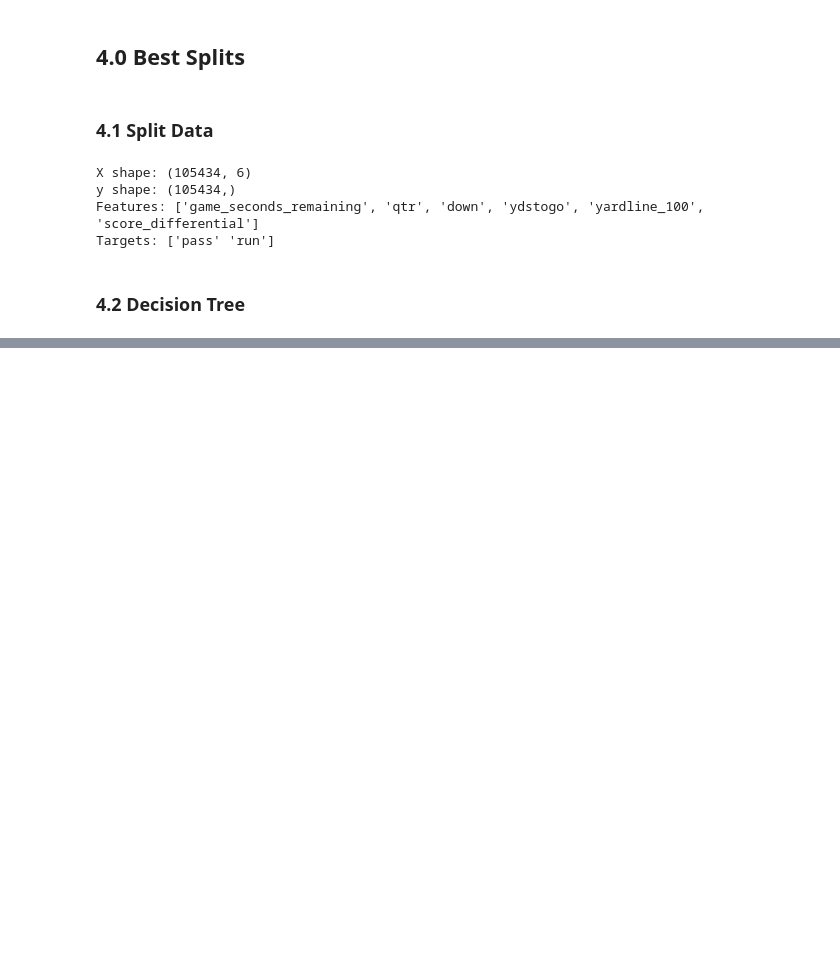
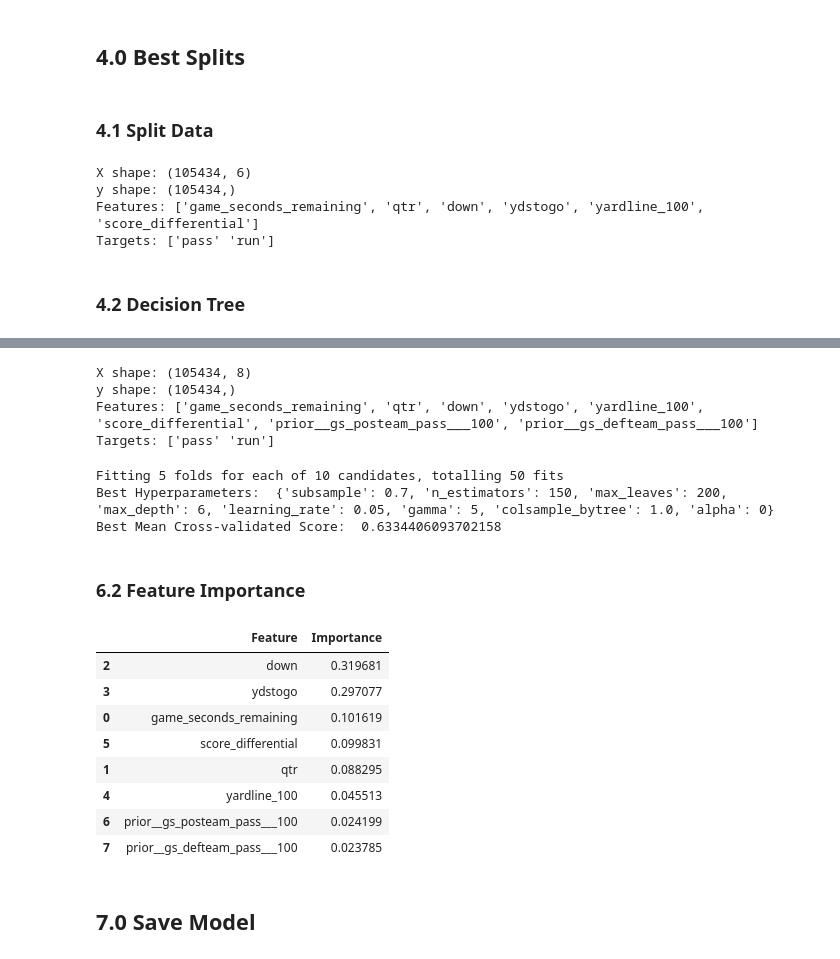
Before and after one commit to tylerengland25/NFL, a Jupyter notebook: notebooks/pass_rush/eda.ipynb, the cells around one changed output, grey strips where cells are left out. Saved outputs shown, nothing was run; the diff lists cells and outputs as text; code cells hidden in the pictures; blank space fills up the shorter version.

```diff
--- a/notebooks/pass_rush/eda.ipynb
+++ b/notebooks/pass_rush/eda.ipynb
@@ -239,0 +269,80 @@ plt.show()
+# %%
+# Apply embeddings for probabilities
+df['gs_pass_proba'] = dt_cv.best_estimator_.predict_proba(df[game_state_cols])[:, 1]
+
+# Split data
+priors = [
+    f'prior__gs_{team}_{play_type}___100'
+    for team in ['posteam', 'defteam']
+    for play_type in ['pass']
+]
+X = df.loc[:, game_state_cols + priors]
+y = df.loc[:, target]
+label_encoder = LabelEncoder().fit(y)
+y_enc = label_encoder.fit_transform(y)
+
+print(f"X shape: {X.shape}")
+print(f"y shape: {y.shape}")
+print(f"Features: {list(X.columns)}")
+print(f"Targets: {y.unique()}")
+# %% [output]
+X shape: (105434, 8)
+y shape: (105434,)
+Features: ['game_seconds_remaining', 'qtr', 'down', 'ydstogo', 'yardline_100', 'score_differential', 'prior__gs_posteam_pass___100', 'prior__gs_defteam_pass___100']
+Targets: ['pass' 'run']
+# %%
+xgb_clf = XGBClassifier()
+
+# Hyperparameter to search
+param_dist = {
+    'n_estimators': [100, 150, 200, 250, 300, 350, 400, 450, 500],
+    'learning_rate': [0.001, 0.01, 0.05, .1],
+    'max_depth': [3, 4, 5, 6, 7, 8, 9, 10],
+    'subsample': [0.5, 0.6, 0.7, 0.8, 0.9, 1.0],
+    'colsample_bytree': [0.5, 0.6, 0.7, 0.8, 0.9, 1.0],
+    'gamma': [0, 0.5, 1, 1.5, 2, 5],
+    'alpha': [0, 0.5, 1, 1.5, 2, 5],
+    'max_leaves': [100, 200, 300, 400, 500],
+}
+
+# Step 4: Create RandomizedSearchCV and fit the data
+random_search = RandomizedSearchCV(
+    estimator=xgb_clf,
+    param_distributions=param_dist,
+    n_iter=10,
+    scoring=['accuracy', 'precision', 'recall', 'f1'],
+    refit='f1',
+    cv=5,
+    n_jobs=-1,
+    verbose=1,
+)
+
+random_search.fit(X, y_enc)
+
+# Step 5: Print the best hyperparameters and their corresponding mean cross-validated score
+print("Best Hyperparameters: ", random_search.best_params_)
+print("Best Mean Cross-validated Score: ", random_search.best_score_)
+# %% [output]
+Fitting 5 folds for each of 10 candidates, totalling 50 fits
+Best Hyperparameters:  {'subsample': 0.7, 'n_estimators': 150, 'max_leaves': 200, 'max_depth': 6, 'learning_rate': 0.05, 'gamma': 5, 'colsample_bytree': 1.0, 'alpha': 0}
+Best Mean Cross-validated Score:  0.6334406093702158
+# %% [markdown]
+### 6.2 Feature Importance
+# %%
+feature_importance = random_search.best_estimator_.feature_importances_
+feature_names = random_search.best_estimator_.get_booster().feature_names
+
+feature_importance_df = pd.DataFrame({'Feature': feature_names, 'Importance': feature_importance})
+feature_importance_df.sort_values(by='Importance', ascending=False)
+# %% [output]
+|  | Feature | Importance |
+| 2 | down | 0.319681 |
+| 3 | ydstogo | 0.297077 |
+| 0 | game_seconds_remaining | 0.101619 |
+| 5 | score_differential | 0.099831 |
+| 1 | qtr | 0.088295 |
+| 4 | yardline_100 | 0.045513 |
+| 6 | prior__gs_posteam_pass___100 | 0.024199 |
+| 7 | prior__gs_defteam_pass___100 | 0.023785 |
+# %% [markdown]
+## 7.0 Save Model
```
Also changed, not shown: parts of 13 cells of this notebook, 1 other file.
